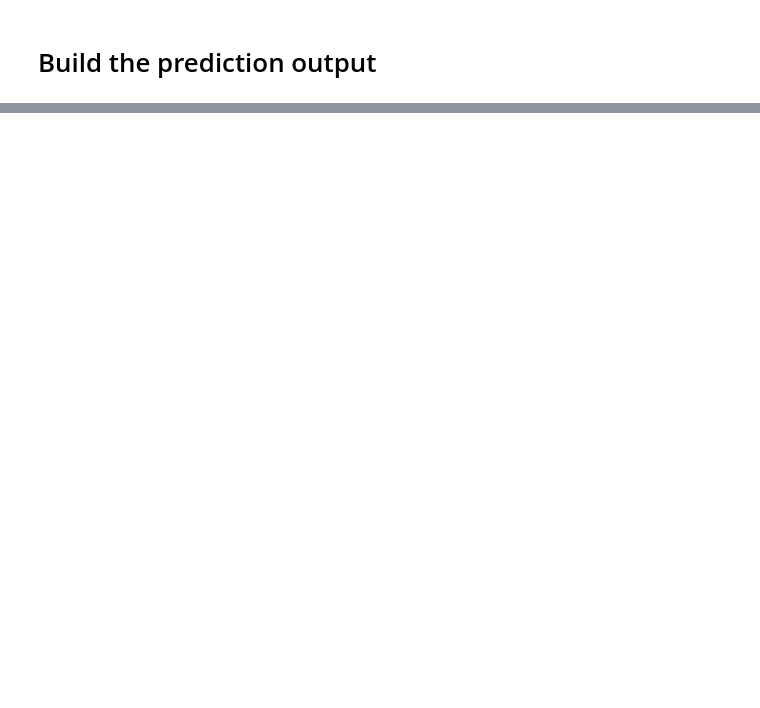
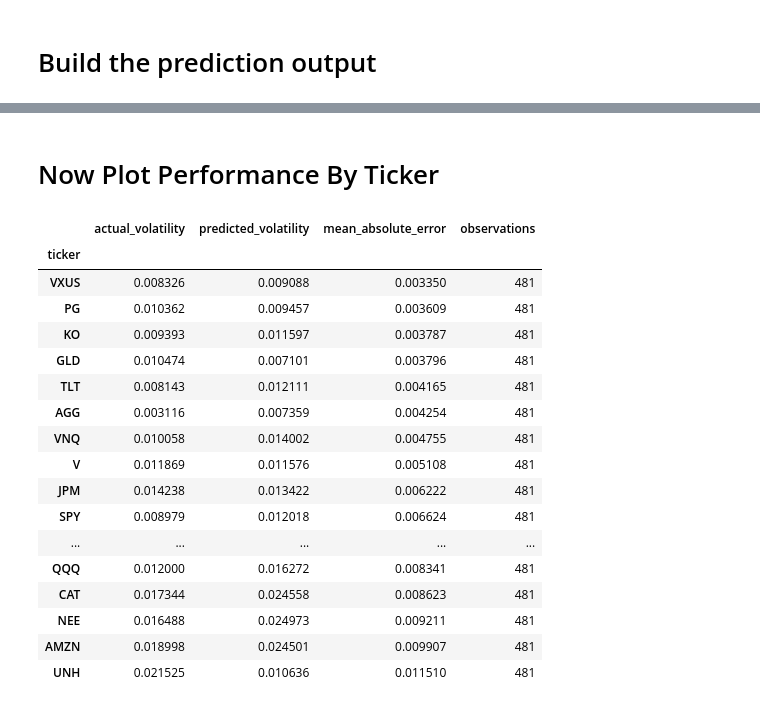
Before and after one commit to SamiiShabuse/INFO442-Group-Project, a Jupyter notebook: notebooks/04_modeling/07_neural_network_mlp.ipynb, the cells around one changed output, grey strips where cells are left out. Saved outputs shown, nothing was run; the diff lists cells and outputs as text; code cells hidden in the pictures; blank space fills up the shorter version.

```diff
--- a/notebooks/04_modeling/07_neural_network_mlp.ipynb
+++ b/notebooks/04_modeling/07_neural_network_mlp.ipynb
@@ -414,0 +463,38 @@ prediction_results["absolute_error"] = (
+# %% [markdown]
+# Now Plot Performance By Ticker
+# %%
+ticker_performance = (
+    prediction_results
+    .groupby("ticker")
+    .agg(
+        actual_volatility=(TARGET_COLUMN, "mean"),
+        predicted_volatility=(
+            "neural_network_mlp_prediction",
+            "mean",
+        ),
+        mean_absolute_error=("absolute_error", "mean"),
+        observations=("ticker", "size"),
+    )
+    .sort_values("mean_absolute_error")
+)
+
+ticker_performance
+# %% [output]
+|  | actual_volatility | predicted_volatility | mean_absolute_error | observations |
+| ticker |  |  |  |  |
+| VXUS | 0.008326 | 0.009088 | 0.003350 | 481 |
+| PG | 0.010362 | 0.009457 | 0.003609 | 481 |
+| KO | 0.009393 | 0.011597 | 0.003787 | 481 |
+| GLD | 0.010474 | 0.007101 | 0.003796 | 481 |
+| TLT | 0.008143 | 0.012111 | 0.004165 | 481 |
+| AGG | 0.003116 | 0.007359 | 0.004254 | 481 |
+| VNQ | 0.010058 | 0.014002 | 0.004755 | 481 |
+| V | 0.011869 | 0.011576 | 0.005108 | 481 |
+| JPM | 0.014238 | 0.013422 | 0.006222 | 481 |
+| SPY | 0.008979 | 0.012018 | 0.006624 | 481 |
+| ... | ... | ... | ... | ... |
+| QQQ | 0.012000 | 0.016272 | 0.008341 | 481 |
+| CAT | 0.017344 | 0.024558 | 0.008623 | 481 |
+| NEE | 0.016488 | 0.024973 | 0.009211 | 481 |
+| AMZN | 0.018998 | 0.024501 | 0.009907 | 481 |
+| UNH | 0.021525 | 0.010636 | 0.011510 | 481 |
```
Also changed, not shown: parts of 9 cells of this notebook, 2 other files.
